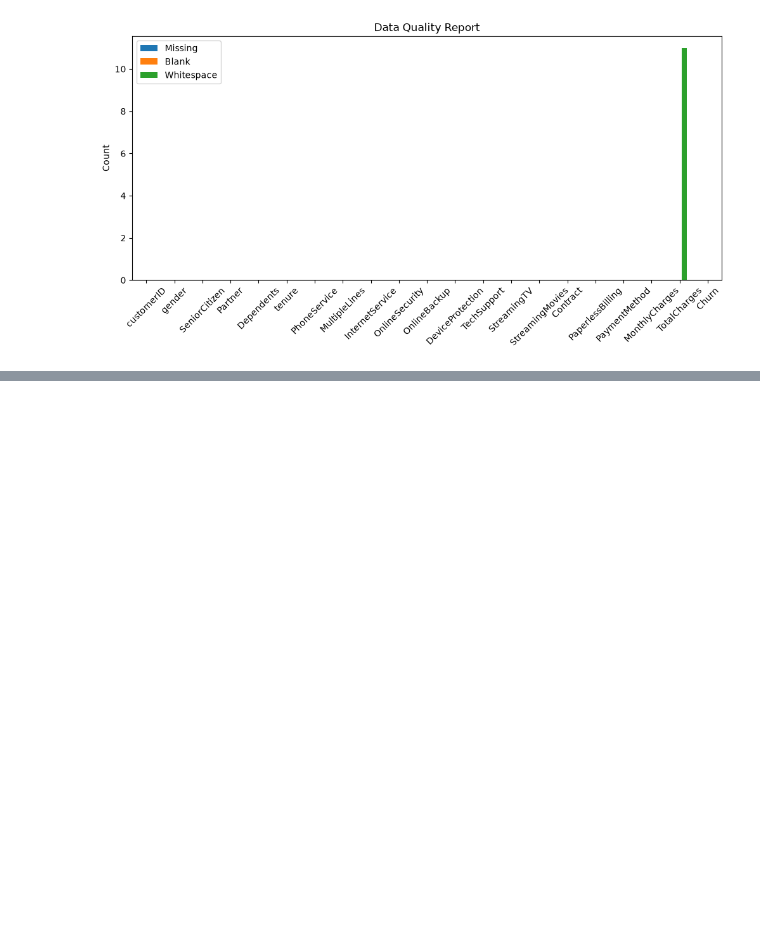
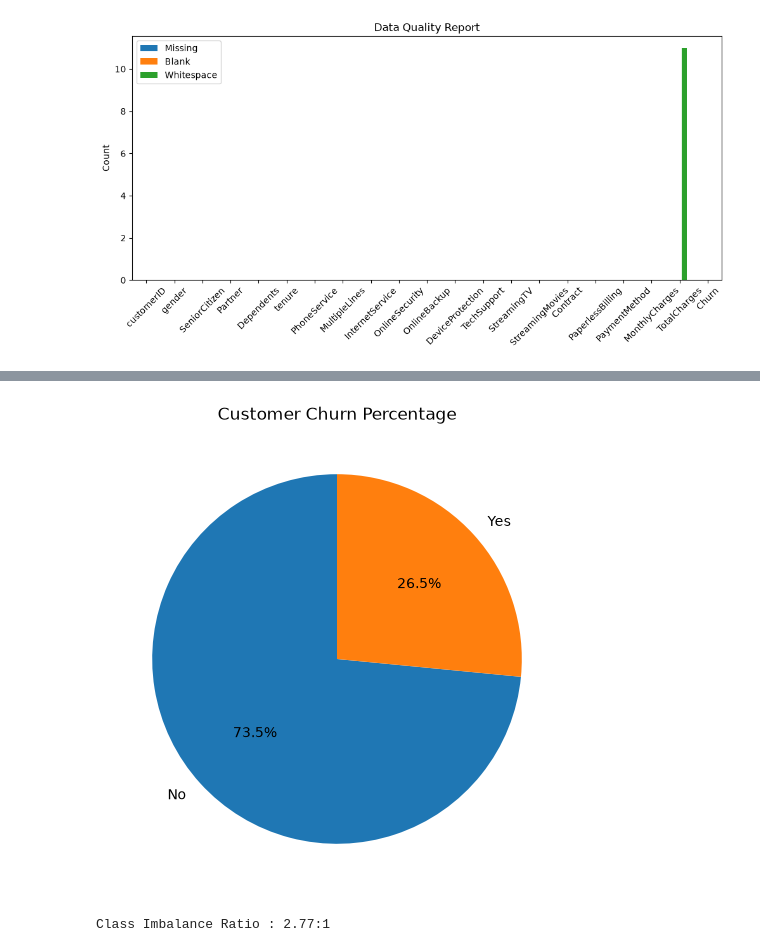
Before and after one commit to annnuspeaks/customer-churn-prediction, a Jupyter notebook: notebooks/02_exploratory_data_analysis.ipynb, the cells around one changed output, grey strips where cells are left out. Drawn from its saved outputs; the diff is of its cells as text; code cells hidden in the pictures; blank space fills up the shorter version.

```diff
--- a/notebooks/02_exploratory_data_analysis.ipynb
+++ b/notebooks/02_exploratory_data_analysis.ipynb
@@ -255,0 +324,24 @@ plt.show()
+# %%
+plt.figure(figsize=(6, 6))
+
+plt.pie(
+    target_counts.values,
+    labels=target_counts.index,
+    autopct="%1.1f%%",
+    startangle=90
+)
+
+plt.title("Customer Churn Percentage")
+
+plt.show()
+# %% [output]
+[figure, added]
+# %%
+majority = target_counts.max()
+minority = target_counts.min()
+
+imbalance_ratio = round(majority / minority, 2)
+
+print(f"Class Imbalance Ratio : {imbalance_ratio}:1")
+# %% [output]
+Class Imbalance Ratio : 2.77:1
```
Also changed, not shown: parts of 7 cells of this notebook, 1 other file.
